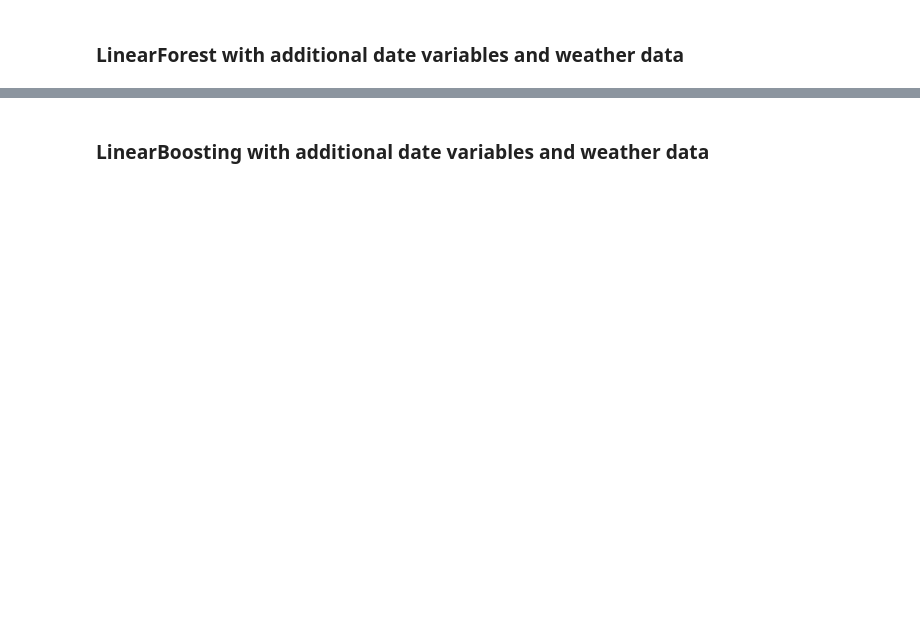
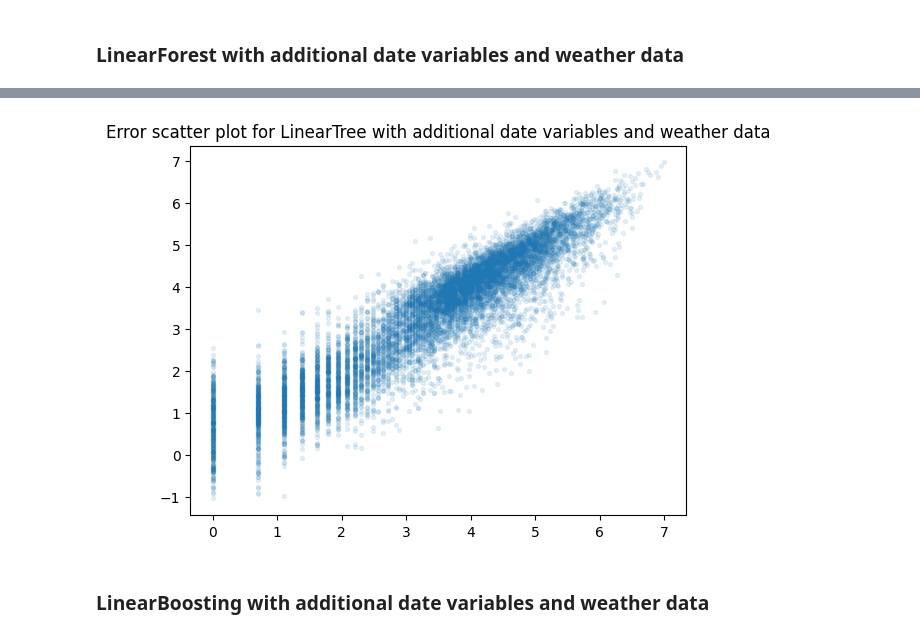
Before and after one commit to stlbnmaria/PythonForDS_Project, a Jupyter notebook: modeling/tree_models/tree_models.ipynb, the cells around one changed output, grey strips where cells are left out. Cells and saved outputs as stored; diff of their text form; code cells hidden in the pictures; blank space fills up the shorter version.

```diff
--- a/modeling/tree_models/tree_models.ipynb
+++ b/modeling/tree_models/tree_models.ipynb
@@ -500,3 +587,9 @@ pipe.fit(X_train, y_train)
+# %%
+problem.error_plot(
+    y_pred_test, y_test, "LinearTree with additional date variables and weather data"
+)
+# %% [output]
+[figure, added]
 # %% [markdown]
 ### LinearBoosting with additional date variables and weather data
 # %%
```
Also changed, not shown: parts of 15 cells of this notebook.
